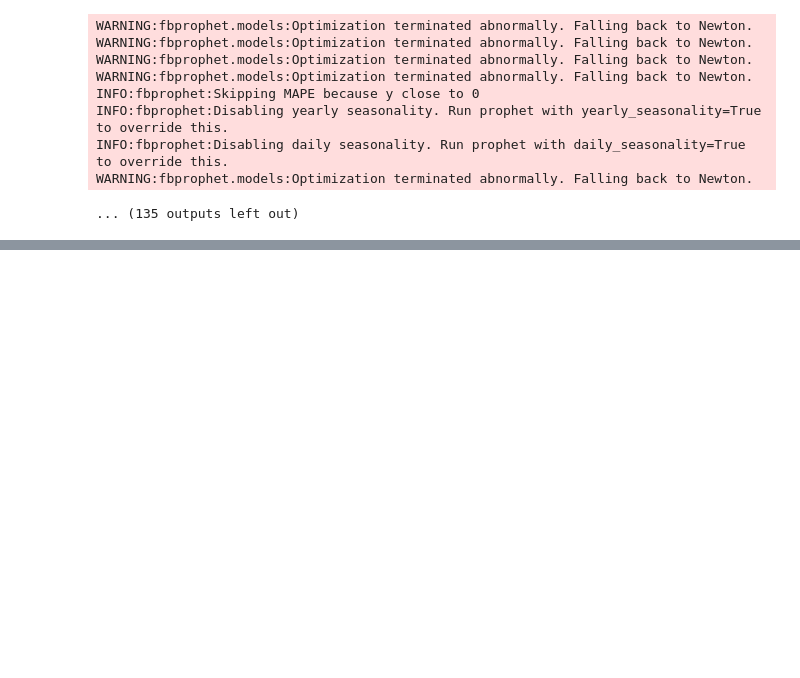
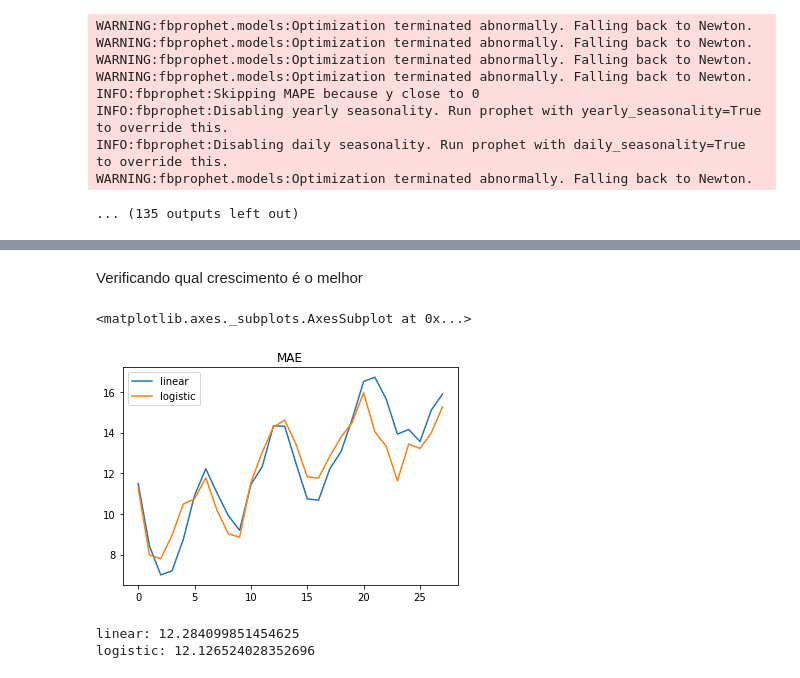
Before and after one commit to rodrigodemend/Previsao_Covid, a Jupyter notebook: Notebooks/Importação_e_Limpeza_dos_dados_de_Covid_19.ipynb, the cells around one changed output, grey strips where cells are left out. Cells and saved outputs as stored; diff of their text form; code cells hidden in the pictures; blank space fills up the shorter version.

```diff
--- a/Notebooks/Importação_e_Limpeza_dos_dados_de_Covid_19.ipynb
+++ b/Notebooks/Importação_e_Limpeza_dos_dados_de_Covid_19.ipynb
@@ -421,0 +587,10 @@ RMSE.to_csv('/content/RMSE.xlsx', sep=',',  index=False)
+# %%
+params_linear = {'n_changepoints' : 40,
+          'changepoint_prior_scale' : 0.481,
+          'changepoints':dates,
+          'growth':'linear'}
+
+V4_modelo = Prophet(**params_linear)
+V4_modelo.fit(df)
+V4_df_cv = cross_validation(V4_modelo, initial='400 days', period='30 days', horizon='30 days')
+V4_df_p = performance_metrics(V4_df_cv)
@@ -421,0 +605,14 @@ RMSE.to_csv('/content/RMSE.xlsx', sep=',',  index=False)
+# %%
+params_logistic = {'n_changepoints' : 40,
+          'changepoint_prior_scale' : 0.481,
+          'changepoints':dates,
+          'growth':'logistic'}
+
+#Copiando o df para poder add o cap (valor máximo)
+df_logistic = df.copy()
+df_logistic['cap'] = 300
+
+V5_modelo = Prophet(**params_logistic)
+V5_modelo.fit(df_logistic)
+V5_df_cv = cross_validation(V5_modelo, initial='400 days', period='30 days', horizon='30 days')
+V5_df_p = performance_metrics(V5_df_cv)
@@ -421,0 +624,16 @@ RMSE.to_csv('/content/RMSE.xlsx', sep=',',  index=False)
+# %% [markdown]
+Verificando qual crescimento é o melhor
+# %%
+V4_V5_df_MAE = pd.DataFrame()
+V4_V5_df_MAE['linear'] = V4_df_p['mae']
+V4_V5_df_MAE['logistic'] = V5_df_p['mae']
+V4_V5_df_MAE.plot(title='MAE')
+# %% [output]
+<matplotlib.axes._subplots.AxesSubplot at 0x...>
+[figure, added]
+# %%
+print('linear:', V4_V5_df_MAE['linear'].mean())
+print('logistic:', V4_V5_df_MAE['logistic'].mean())
+# %% [output]
+linear: 12.284099851454625
+logistic: 12.126524028352696
```
Also changed, not shown: parts of 42 cells of this notebook.
